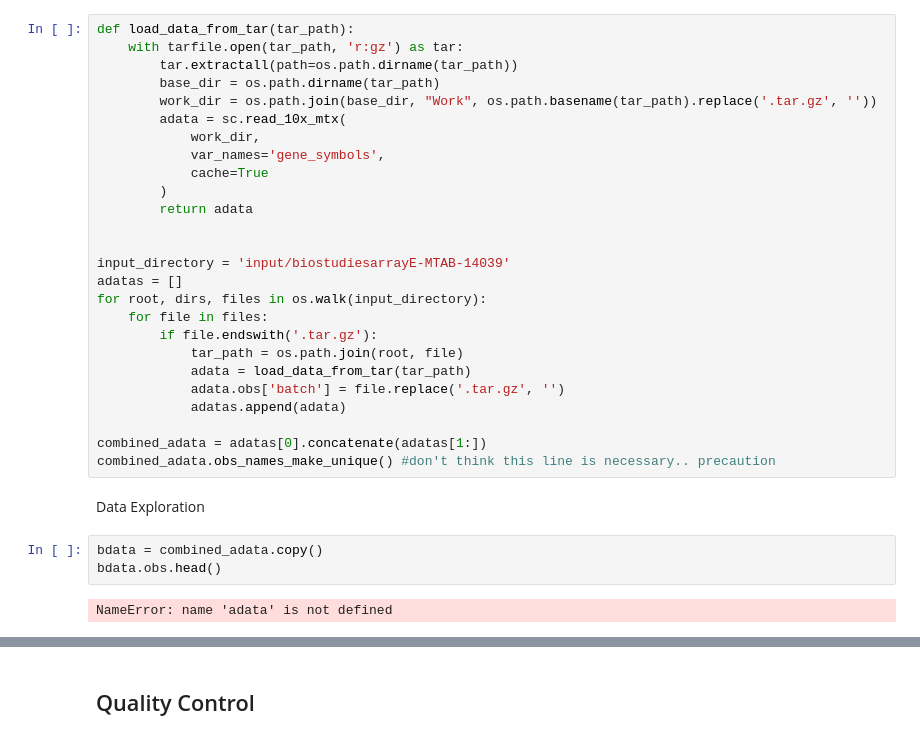
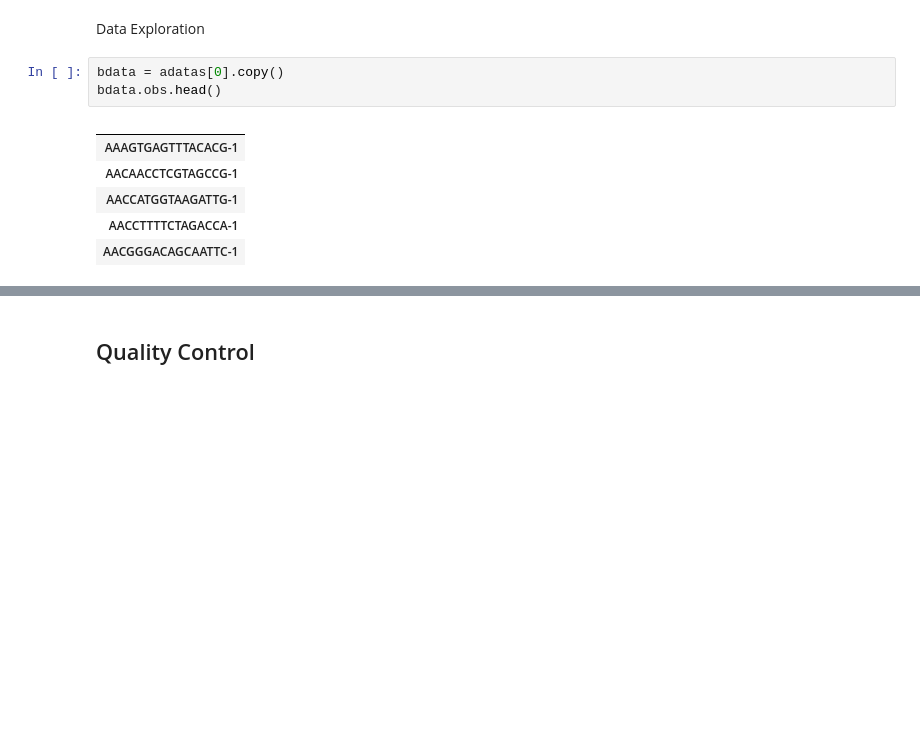
Before and after one commit to olaf-c/endometrial_analysis, a Jupyter notebook: scRNA_integration_grn_identification_script.ipynb, the cells around one changed output, grey strips where cells are left out. Cells and saved outputs as stored; diff of their text form; blank space fills up the shorter version.

Commit message:
gotten it to work up until h5ad. Haven't checked if the data is read in right. So low on disk space.

```diff
--- a/scRNA_integration_grn_identification_script.ipynb
+++ b/scRNA_integration_grn_identification_script.ipynb
@@ -29,38 +227,17 @@ import umap
 # %% [markdown]
 Load in data -- OLAF's VERSION. Garrett Depending on what you did you made need to make a different block.
-# %%
-def load_data_from_tar(tar_path):
-    with tarfile.open(tar_path, 'r:gz') as tar:
-        tar.extractall(path=os.path.dirname(tar_path))
-        base_dir = os.path.dirname(tar_path)
-        work_dir = os.path.join(base_dir, "Work", os.path.basename(tar_path).replace('.tar.gz', ''))
-        adata = sc.read_10x_mtx(
-            work_dir,
-            var_names='gene_symbols',
-            cache=True
-        )
-        return adata
-
-
-input_directory = 'input/biostudiesarrayE-MTAB-14039'
-adatas = []
-for root, dirs, files in os.walk(input_directory):
-    for file in files:
-        if file.endswith('.tar.gz'):
-            tar_path = os.path.join(root, file)
-            adata = load_data_from_tar(tar_path)
-            adata.obs['batch'] = file.replace('.tar.gz', '')
-            adatas.append(adata)
-
-combined_adata = adatas[0].concatenate(adatas[1:])
-combined_adata.obs_names_make_unique() #don't think this line is necessary.. precaution
 # %% [markdown]
 Data Exploration
 # %%
-bdata = combined_adata.copy()
+bdata = adatas[0].copy()
 bdata.obs.head()
 # %% [output]
-NameError: name 'adata' is not defined
+|  |
+| AAAGTGAGTTTACACG-1 |
+| AACAACCTCGTAGCCG-1 |
+| AACCATGGTAAGATTG-1 |
+| AACCTTTTCTAGACCA-1 |
+| AACGGGACAGCAATTC-1 |
 # %%
 
 
```
Also changed, not shown: parts of 10 cells of this notebook.
